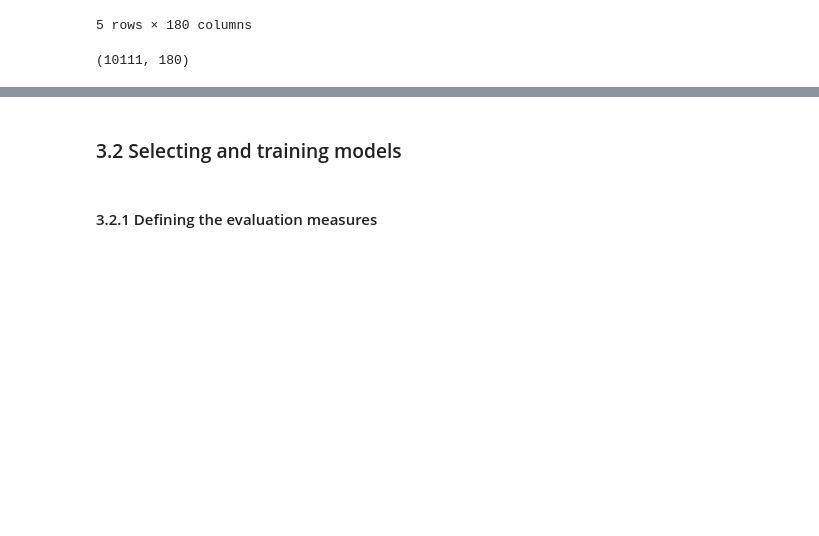
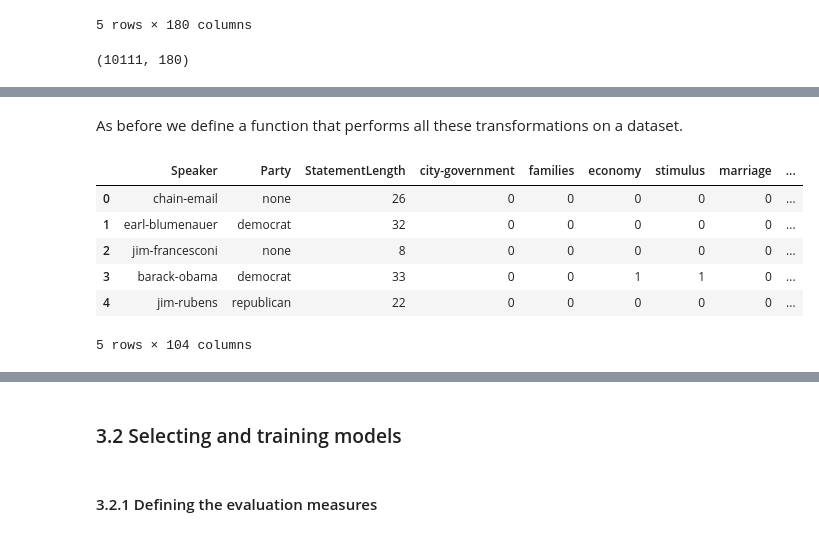
Before and after one commit to giacomomolinari/liar-fake-news-detector, a Jupyter notebook: models.ipynb, the cells around one changed output, grey strips where cells are left out. Drawn from its saved outputs; the diff is of its cells as text; code cells hidden in the pictures; blank space fills up the shorter version.

```diff
--- a/models.ipynb
+++ b/models.ipynb
@@ -113,3 +116,7 @@ def clean_dataset(df):
   df_clean.loc[df_clean["Context"].isna(), "Context"] = "no context provided."
   df_clean = df_clean.dropna()
   return df_clean
+# %%
+df_valid_clean = clean_dataset(df_valid)
+
+df_valid_clean.info()
@@ -142,3 +169,7 @@ def aggregate_and_drop(df):
   df_res.loc[df_res["Label"] == "pants-fire", "Label"] = "false"
   df_res = df_res.drop(["HistBarelyTrue", "HistFalse", "HistHalfTrue", "HistMostTrue", "HistPantsFire"], axis=1)
   return df_res
+# %%
+df_valid_reduced = aggregate_and_drop(df_valid_clean)
+
+df_valid_reduced.head()
@@ -221,0 +264,3 @@ def multi_hot_encode(df, subject_set):
+# %%
+df_valid_multihot = multi_hot_encode(df_valid_reduced, common_subjects)
+df_valid_multihot.shape
@@ -251,3 +298,6 @@ def drop_statements_longer_than(df, maxLength):
   df_res["StatementLength"] = df_res["Statement"].apply(lambda x: len(x.split(" ")))
   df_res = df_res[df_res["StatementLength"] < maxLength]
   return df_res
+# %%
+df_valid_preprocessed = drop_statements_longer_than(df_valid_multihot, 40)
+df_valid_preprocessed.shape
@@ -402,0 +473,2 @@ X_train_party_encoded.shape
+# %% [markdown]
+As before we define a function that performs all these transformations on a dataset.
@@ -402,0 +493,13 @@ X_train_party_encoded.shape
+# %%
+X_valid_meta = df_valid_preprocessed[meta_features]
+y_valid_meta = df_valid_preprocessed["Label"]
+
+X_valid_meta.head()
+# %% [output]
+|  | Speaker | Party | StatementLength | city-government | families | economy | stimulus | marriage | ... |
+| 0 | chain-email | none | 26 | 0 | 0 | 0 | 0 | 0 | ... |
+| 1 | earl-blumenauer | democrat | 32 | 0 | 0 | 0 | 0 | 0 | ... |
+| 2 | jim-francesconi | none | 8 | 0 | 0 | 0 | 0 | 0 | ... |
+| 3 | barack-obama | democrat | 33 | 0 | 0 | 1 | 1 | 0 | ... |
+| 4 | jim-rubens | republican | 22 | 0 | 0 | 0 | 0 | 0 | ... |
+5 rows × 104 columns
```
Also changed, not shown: parts of 32 cells of this notebook.
